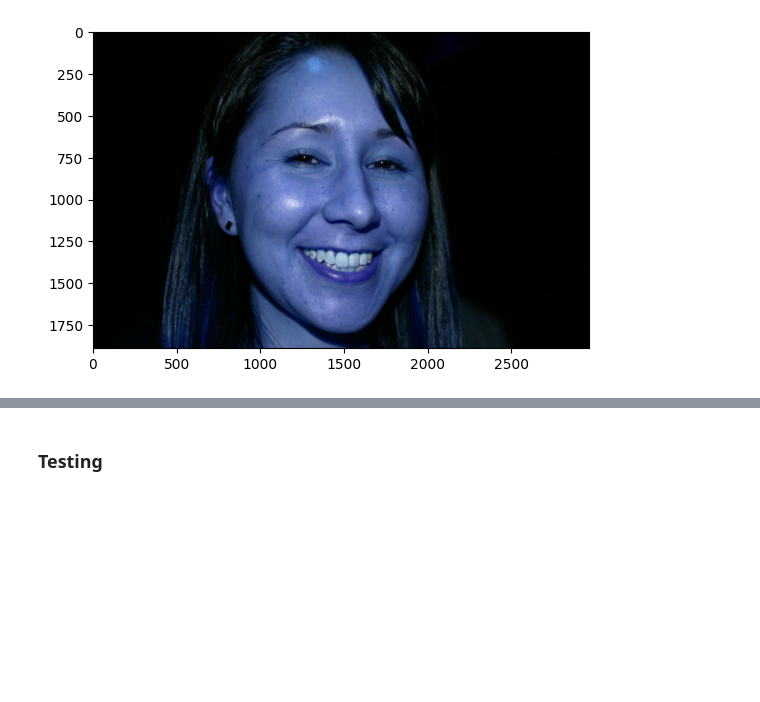
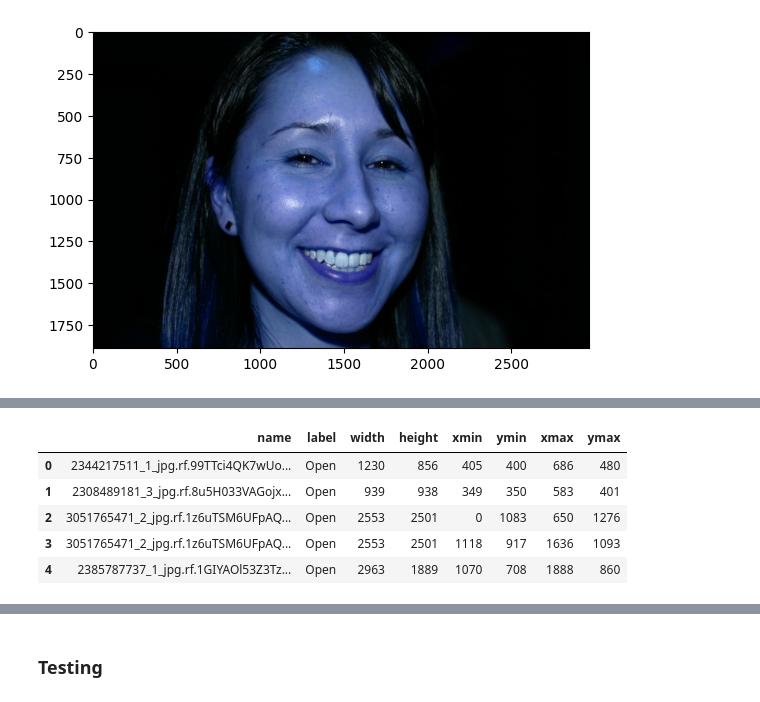
Before and after one commit to gurnisha-rehal/group3-blink-detector, a Jupyter notebook: blink_detector_training.ipynb, the cells around one changed output, grey strips where cells are left out. Drawn from its saved outputs; the diff is of its cells as text; code cells hidden in the pictures; blank space fills up the shorter version.

```diff
--- a/blink_detector_training.ipynb
+++ b/blink_detector_training.ipynb
@@ -421,0 +354,80 @@ for filename in sample_labels:
+# %%
+# Creating a dataframe from COCO annotations
+
+df = {
+    'name': [],
+    'label': [],
+    'width': [],
+    'height': [],
+    'xmin': [],
+    'ymin': [],
+    'xmax': [],
+    'ymax': []
+}
+
+# Load COCO annotation file
+annotation_path = os.path.join(
+    source_dir, "train", "_annotations.coco.json"
+)
+
+with open(annotation_path, "r") as f:
+    coco_data = json.load(f)
+
+# Create dictionary to match image IDs with filenames
+image_dict = {
+    image['id']: image
+    for image in coco_data['images']
+}
+
+# Read annotations and extract image and bounding box information
+for idx, anno in enumerate(coco_data['annotations']):
+
+    image = image_dict[anno['image_id']]
+
+    filename = os.path.splitext(image['file_name'])[0]
+
+    width = image['width']
+    height = image['height']
+
+    # Get class label
+    category_id = anno['category_id']
+
+    category_name = next(
+        category['name']
+        for category in coco_data['categories']
+        if category['id'] == category_id
+    )
+
+    # Keep only Open and Closed classes
+    if category_name.lower() not in ['open', 'closed']:
+        continue
+
+    label = category_name.capitalize()
+
+    # COCO bounding box format: x, y, width, height
+    x, y, box_width, box_height = anno['bbox']
+
+    # Convert to xmin, ymin, xmax, ymax
+    xmin = int(round(x))
+    ymin = int(round(y))
+    xmax = int(round(x + box_width))
+    ymax = int(round(y + box_height))
+
+    # Add information to dataframe dictionary
+    df['name'].append(filename)
+    df['label'].append(label)
+    df['width'].append(width)
+    df['height'].append(height)
+    df['xmin'].append(xmin)
+    df['ymin'].append(ymin)
+    df['xmax'].append(xmax)
+    df['ymax'].append(ymax)
+
+# Convert dictionary into pandas dataframe
+df = pd.DataFrame(df)
+
+print("Dataframe created successfully")
+print("Total annotations:", len(df))
+
+df.head()
+# %% [output]
@@ -421,0 +436,6 @@ for filename in sample_labels:
+|  | name | label | width | height | xmin | ymin | xmax | ymax |
+| 0 | 2344217511_1_jpg.rf.99TTci4QK7wUo... | Open | 1230 | 856 | 405 | 400 | 686 | 480 |
+| 1 | 2308489181_3_jpg.rf.8u5H033VAGojx... | Open | 939 | 938 | 349 | 350 | 583 | 401 |
+| 2 | 3051765471_2_jpg.rf.1z6uTSM6UFpAQ... | Open | 2553 | 2501 | 0 | 1083 | 650 | 1276 |
+| 3 | 3051765471_2_jpg.rf.1z6uTSM6UFpAQ... | Open | 2553 | 2501 | 1118 | 917 | 1636 | 1093 |
+| 4 | 2385787737_1_jpg.rf.1GIYAOl53Z3Tz... | Open | 2963 | 1889 | 1070 | 708 | 1888 | 860 |
```
Also changed, not shown: parts of 10 cells of this notebook.
